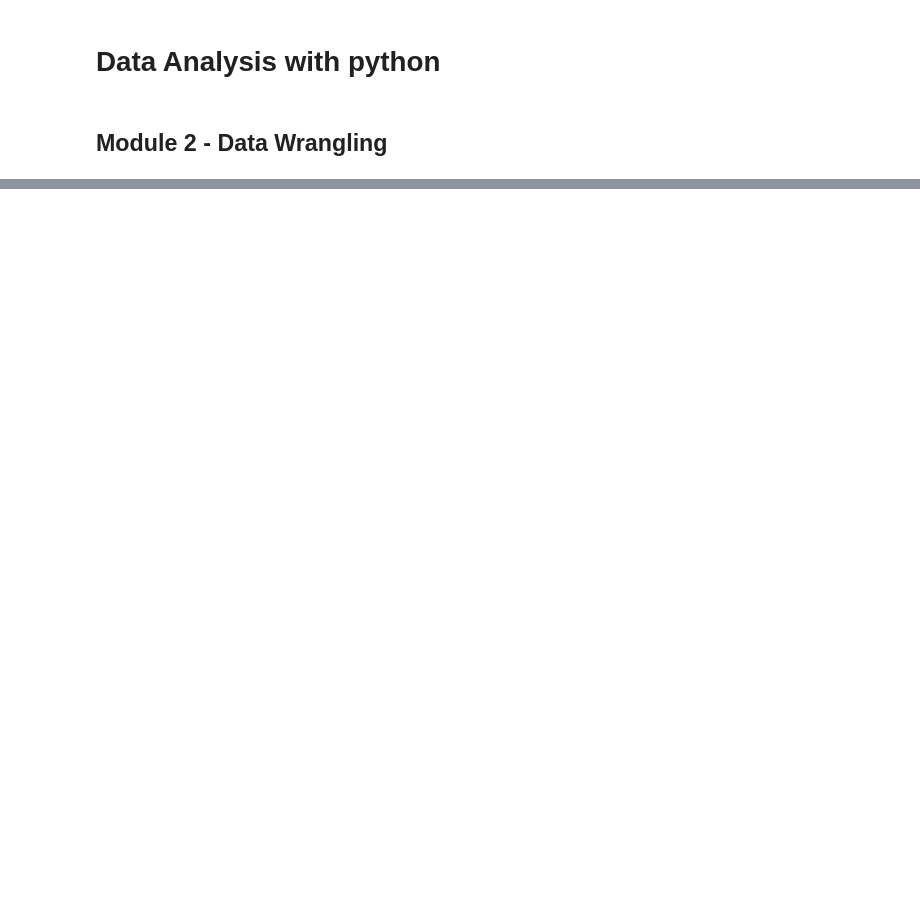
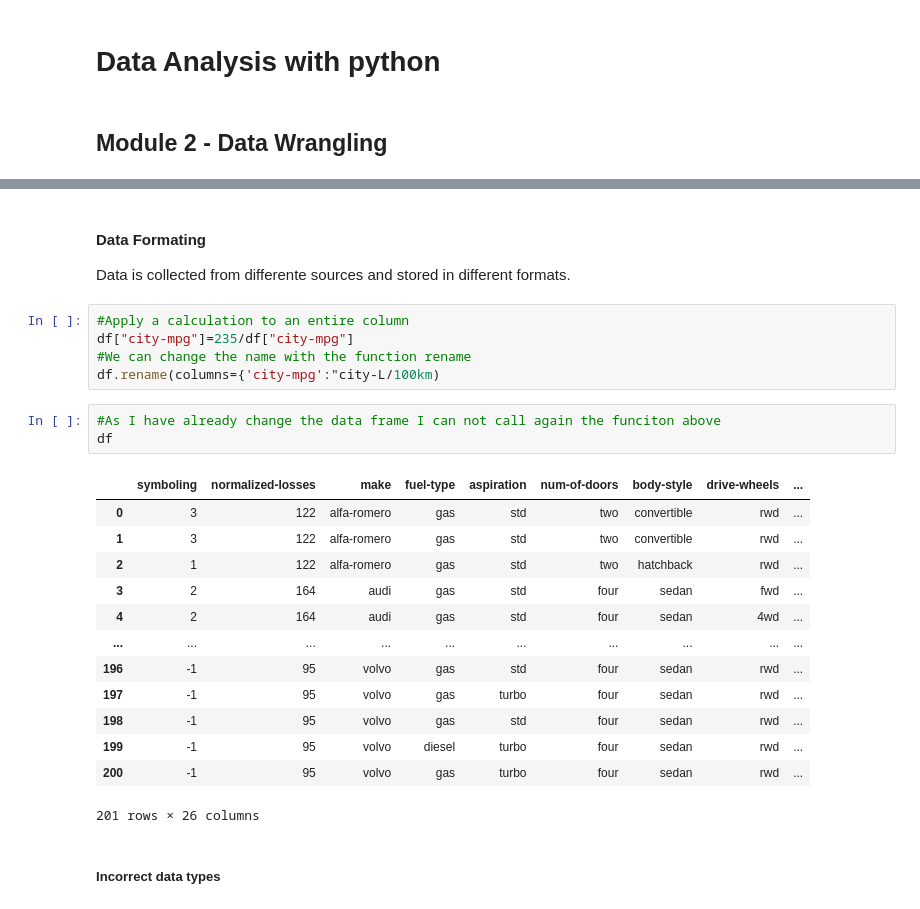
Before and after one commit to PosgradoMNA/actividades-de-aprendizaje-YvTur, a Jupyter notebook: Semana5_Modulo2_a00813752_ipynb.ipynb, the cells around one changed output, grey strips where cells are left out. Saved outputs shown, nothing was run; the diff lists cells and outputs as text; blank space fills up the shorter version.

```diff
--- a/Semana5_Modulo2_a00813752_ipynb.ipynb
+++ b/Semana5_Modulo2_a00813752_ipynb.ipynb
@@ -26,0 +113,28 @@ df =pd.read_csv(url)
+# %% [markdown]
+#### **Data Formating**
+
+Data is collected from differente sources and stored in different formats.
+# %%
+#Apply a calculation to an entire column
+df["city-mpg"]=235/df["city-mpg"]
+#We can change the name with the function rename
+df.rename(columns={'city-mpg':"city-L/100km)
+# %%
+#As I have already change the data frame I can not call again the funciton above
+df
+# %% [output]
+|  | symboling | normalized-losses | make | fuel-type | aspiration | num-of-doors | body-style | drive-wheels | ... |
+| 0 | 3 | 122 | alfa-romero | gas | std | two | convertible | rwd | ... |
+| 1 | 3 | 122 | alfa-romero | gas | std | two | convertible | rwd | ... |
+| 2 | 1 | 122 | alfa-romero | gas | std | two | hatchback | rwd | ... |
+| 3 | 2 | 164 | audi | gas | std | four | sedan | fwd | ... |
+| 4 | 2 | 164 | audi | gas | std | four | sedan | 4wd | ... |
+| ... | ... | ... | ... | ... | ... | ... | ... | ... | ... |
+| 196 | -1 | 95 | volvo | gas | std | four | sedan | rwd | ... |
+| 197 | -1 | 95 | volvo | gas | turbo | four | sedan | rwd | ... |
+| 198 | -1 | 95 | volvo | gas | std | four | sedan | rwd | ... |
+| 199 | -1 | 95 | volvo | diesel | turbo | four | sedan | rwd | ... |
+| 200 | -1 | 95 | volvo | gas | turbo | four | sedan | rwd | ... |
+201 rows × 26 columns
+# %% [markdown]
+##### **Incorrect data types**
```
Also changed, not shown: parts of 17 cells of this notebook.
